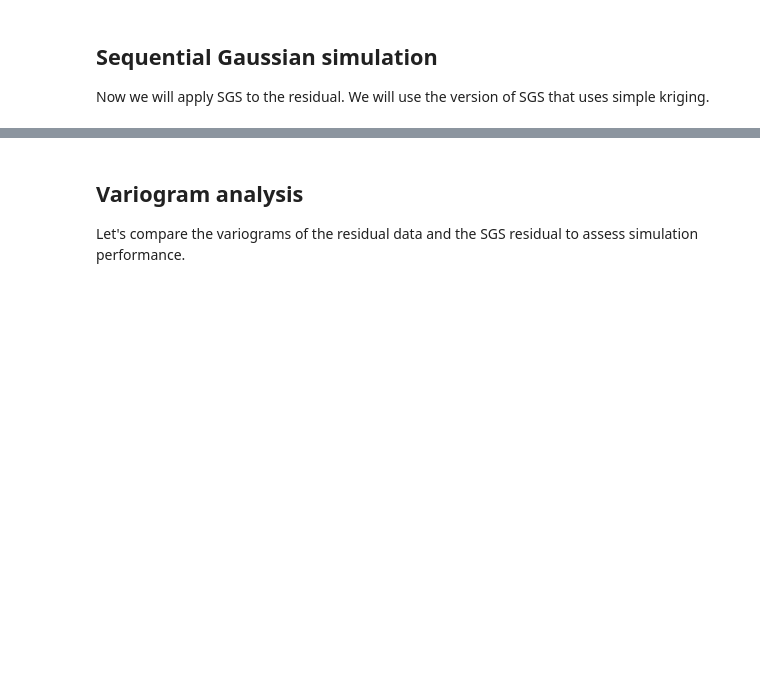
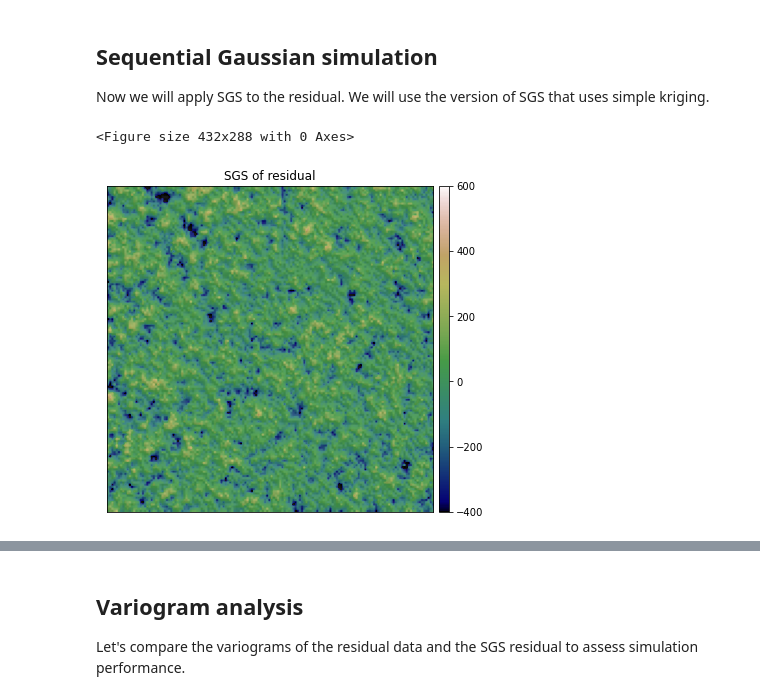
Before and after one commit to GatorGlaciology/GStatSim, a Jupyter notebook: GStat-Sim/8_interpolation_with_a_trend.ipynb, the cells around one changed output, grey strips where cells are left out. Cells and saved outputs as stored; diff of their text form; code cells hidden in the pictures; blank space fills up the shorter version.

```diff
--- a/GStat-Sim/8_interpolation_with_a_trend.ipynb
+++ b/GStat-Sim/8_interpolation_with_a_trend.ipynb
@@ -245,23 +254,27 @@ sim_trans = geostats.backtr(df_sim,'sim',vr,vrg,zmin,zmax,ltail,ltpar,utail,utpa
 # %%
 # make hillshade plot for visualizing
 
 # reshape grid
 ylen = (ymax + res - ymin)/res
 xlen = (xmax + res - xmin)/res
 elevation =  np.reshape(sim_trans, (int(ylen), int(xlen)))
 elevation = elevation
 
 hillshade = es.hillshade(elevation, azimuth = 210, altitude = 10) # hillshade
 
+fig = plt.figure()
 fig, ax = plt.subplots(figsize=(10, 6))
 ep.plot_bands(
     elevation,
     ax=ax,
     cmap="gist_earth",
-    title="SGS",
+    title="SGS of residual",
     vmin = -400, vmax = 600,
 )
 ax.imshow(hillshade, cmap="Greys", alpha=0.1)
 plt.show()
+# %% [output]
+<Figure size 432x288 with 0 Axes>
+[figure, added]
 # %%
 # add trend
```
Also changed, not shown: parts of 6 cells of this notebook, 1 other file.
